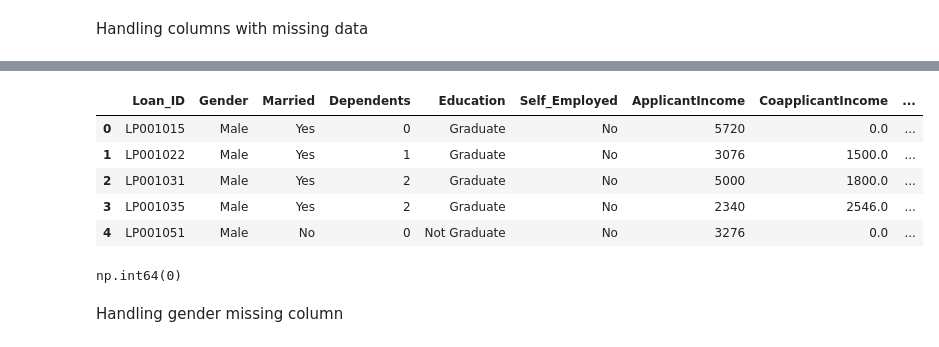
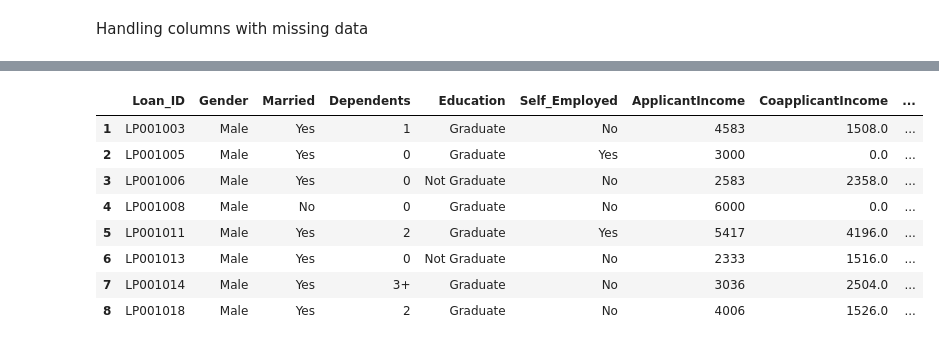
Before and after one commit to Osisami00/AI_Engr, a Jupyter notebook: My_Task/week_12/task25.ipynb, the cells around one changed output, grey strips where cells are left out. Cells and saved outputs as stored; diff of their text form; code cells hidden in the pictures.

```diff
--- a/My_Task/week_12/task25.ipynb
+++ b/My_Task/week_12/task25.ipynb
@@ -152,0 +167,8 @@ df = df.dropna(subset=["Loan_Status"])
+# %%
+# 4- Handling Self_Employed Dataset
+
+Self_Employed_mode = df["Self_Employed"].mode()[0]
+df["Self_Employed"] = df["Self_Employed"].fillna(Self_Employed_mode)
+
+# check id there is still missing data
+print("\nThe number of missing data for Self_Employed is", df["Self_Employed"].isna().sum())
@@ -152,0 +177,7 @@ df = df.dropna(subset=["Loan_Status"])
+# %%
+# 5- Handling Self_Employed Dataset
+# since loan amount is an important feature of the dataset and cannot be filled will with mean because of the present of outliers. Let's drop the rows
+
+df.drop(df[df["LoanAmount"].isna()].index, inplace=True)
+
+df.isna().sum()
@@ -152,0 +199,8 @@ df = df.dropna(subset=["Loan_Status"])
+# %%
+# 6- Handling Loan Amount Term
+
+Loan_Amount_Term_mode = df["Loan_Amount_Term"].mode()[0]
+df["Loan_Amount_Term"] = df["Loan_Amount_Term"].fillna(Loan_Amount_Term_mode)
+
+# check id there is still missing data
+print("\nThe number of missing data for Loan_Amount_Term is", df["Loan_Amount_Term"].isna().sum())
@@ -152,0 +209,6 @@ df = df.dropna(subset=["Loan_Status"])
+# %%
+# 7-  HAndling Credit_History
+# fill column with 0
+
+df["Credit_History"].fillna(0, inplace=True)
+df["Credit_History"].isna().sum()
@@ -153,15 +234,12 @@ df = df.dropna(subset=["Loan_Status"])
 # %%
-df1.head()
+df.head(8)
 # %% [output]
 |  | Loan_ID | Gender | Married | Dependents | Education | Self_Employed | ApplicantIncome | CoapplicantIncome | ... |
-| 0 | LP001015 | Male | Yes | 0 | Graduate | No | 5720 | 0.0 | ... |
-| 1 | LP001022 | Male | Yes | 1 | Graduate | No | 3076 | 1500.0 | ... |
-| 2 | LP001031 | Male | Yes | 2 | Graduate | No | 5000 | 1800.0 | ... |
-| 3 | LP001035 | Male | Yes | 2 | Graduate | No | 2340 | 2546.0 | ... |
-| 4 | LP001051 | Male | No | 0 | Not Graduate | No | 3276 | 0.0 | ... |
+| 1 | LP001003 | Male | Yes | 1 | Graduate | No | 4583 | 1508.0 | ... |
+| 2 | LP001005 | Male | Yes | 0 | Graduate | Yes | 3000 | 0.0 | ... |
+| 3 | LP001006 | Male | Yes | 0 | Not Graduate | No | 2583 | 2358.0 | ... |
+| 4 | LP001008 | Male | No | 0 | Graduate | No | 6000 | 0.0 | ... |
+| 5 | LP001011 | Male | Yes | 2 | Graduate | Yes | 5417 | 4196.0 | ... |
+| 6 | LP001013 | Male | Yes | 0 | Not Graduate | No | 2333 | 1516.0 | ... |
+| 7 | LP001014 | Male | Yes | 3+ | Graduate | No | 3036 | 2504.0 | ... |
+| 8 | LP001018 | Male | Yes | 2 | Graduate | No | 4006 | 1526.0 | ... |
-# %%
-df["Loan_Status"].isna().sum()
-# %% [output]
-np.int64(0)
-# %% [markdown]
-Handling gender missing column
```
Also changed, not shown: parts of 57 cells of this notebook, 1 other file.
